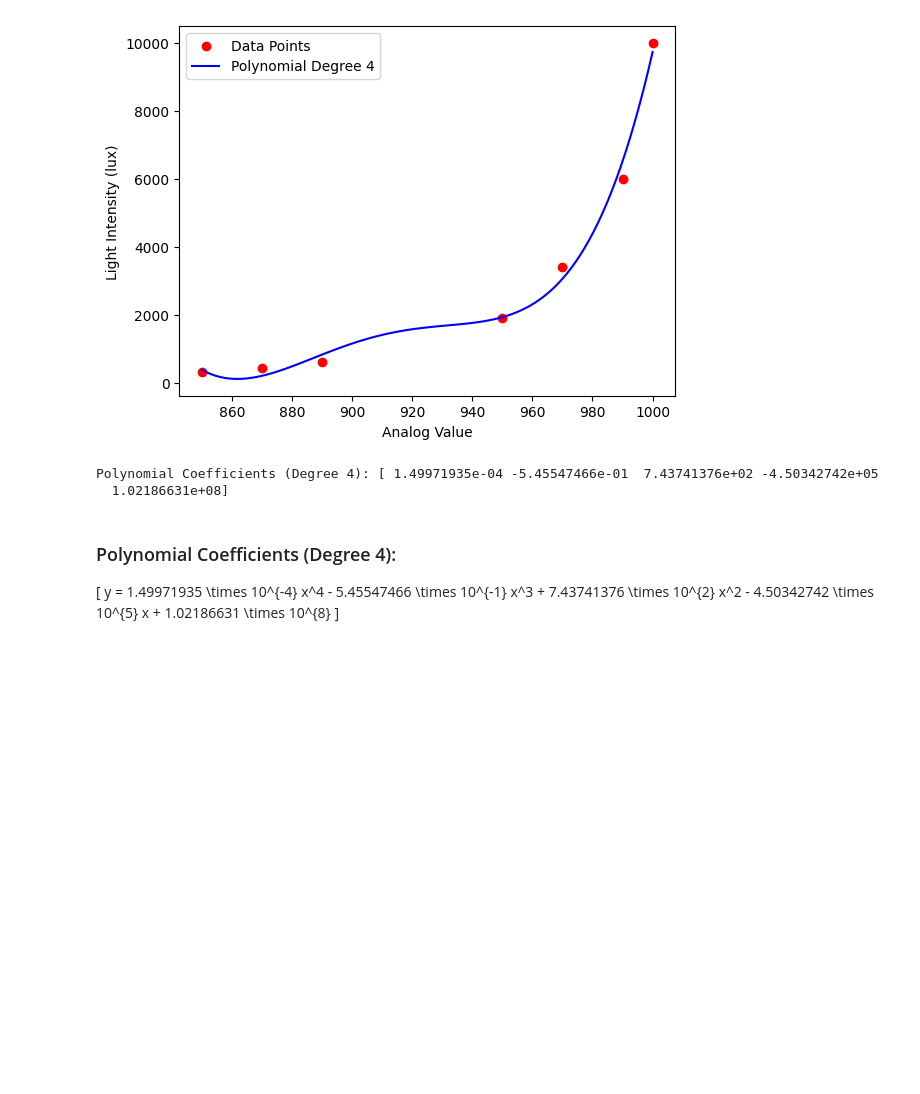
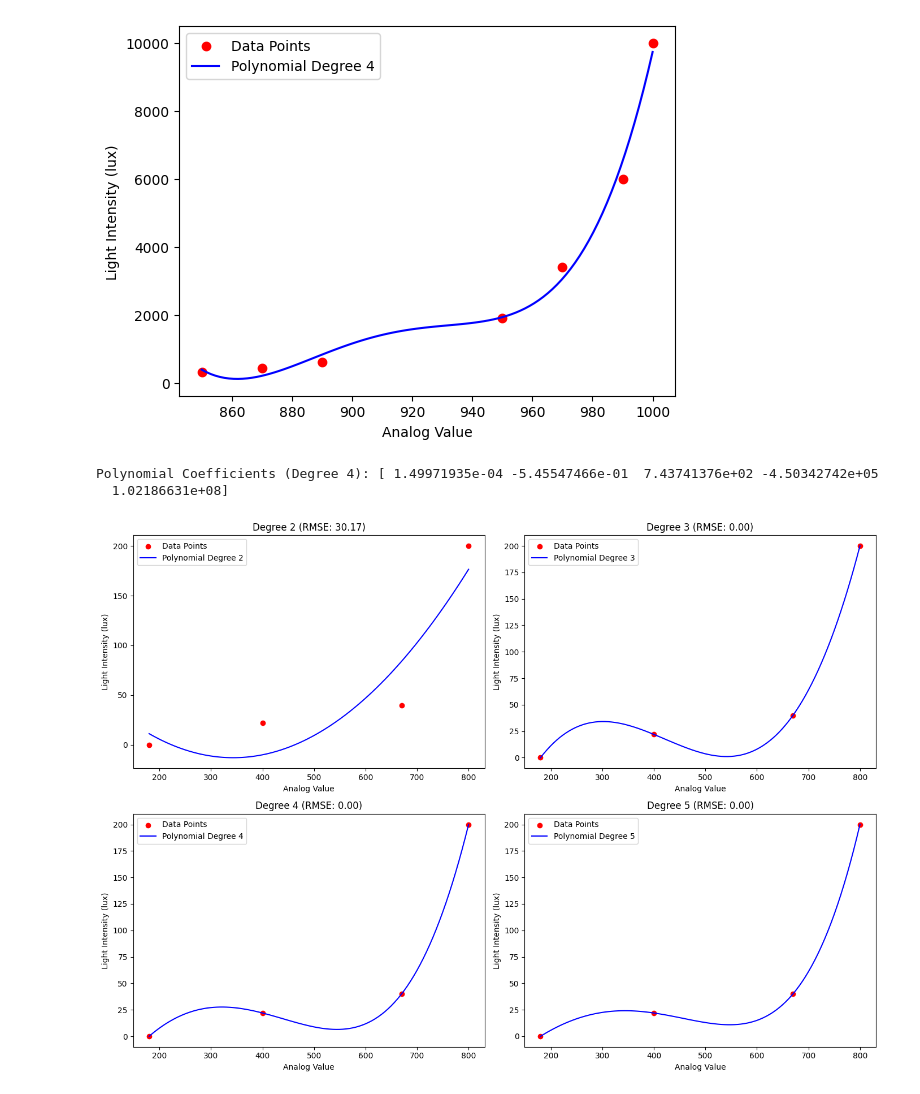
Before and after one commit to manjit-baishya-embedded-systems-and-iot/LUX-Meter, a Jupyter notebook: equation_determination.ipynb, the cells around one changed output. Cells and saved outputs as stored; diff of their text form; code cells hidden in the pictures; blank space fills up the shorter version.

```diff
--- a/equation_determination.ipynb
+++ b/equation_determination.ipynb
@@ -111,7 +111,15 @@ print(f'Polynomial Coefficients (Degree {degree}): {p}')
 [figure]
 Polynomial Coefficients (Degree 4): [ 1.49971935e-04 -5.45547466e-01  7.43741376e+02 -4.50342742e+05
   1.02186631e+08]
-# %% [markdown]
-### Polynomial Coefficients (Degree 4):
-
-\[ y = 1.49971935 \times 10^{-4} x^4 - 5.45547466 \times 10^{-1} x^3 + 7.43741376 \times 10^{2} x^2 - 4.50342742 \times 10^{5} x + 1.02186631 \times 10^{8} \]
+# %%
+# Data points
+x = np.array([180, 400, 670, 800])
+y = np.array([0, 22, 40, 200])
+
+# Degrees of polynomials to fit
+degrees = [2, 3, 4, 5]
+
+# Call the function to plot polynomial fits
+plot_polynomial_fits(x, y, degrees)
+# %% [output]
+[figure, added]
```
Also changed, not shown: parts of 3 cells of this notebook, 1 other file.
